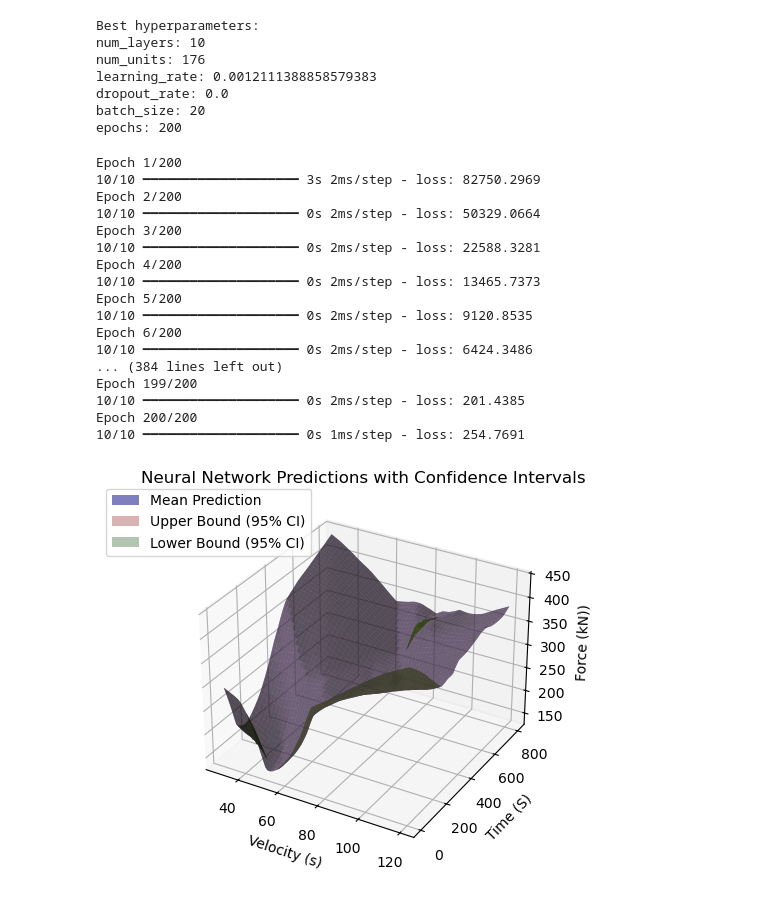
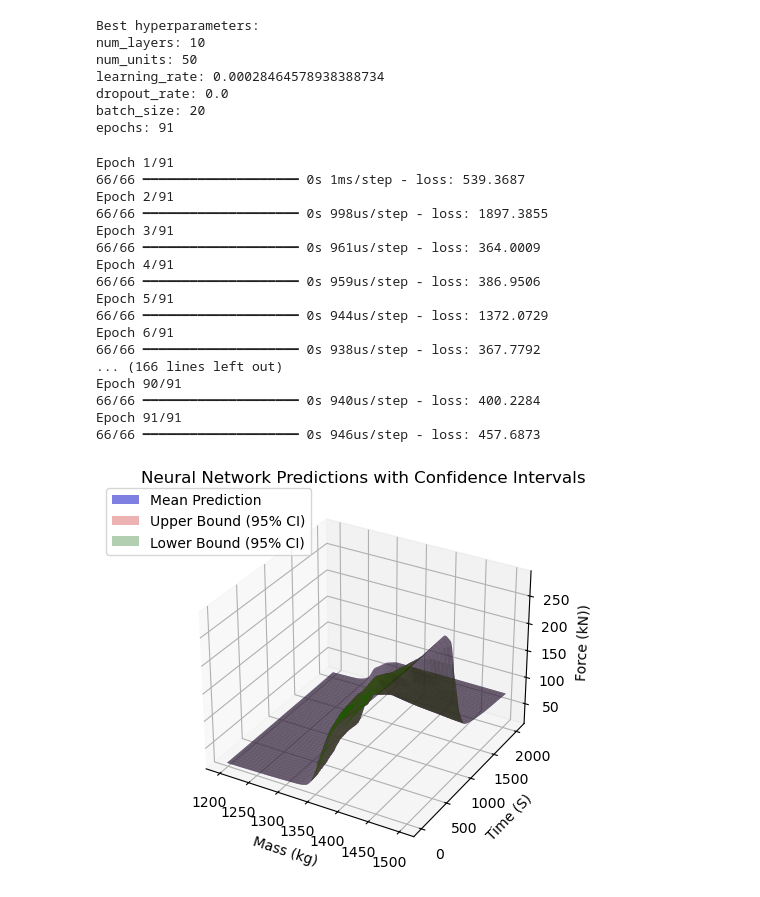
Before and after one commit to ScoutCodes/SMILE, a Jupyter notebook: Drone_Data_Experiment_2/Data_Similarity_Code copy.ipynb, the cells around one changed output. Cells and saved outputs as stored; diff of their text form; code cells hidden in the pictures.

```diff
--- a/Drone_Data_Experiment_2/Data_Similarity_Code copy.ipynb
+++ b/Drone_Data_Experiment_2/Data_Similarity_Code copy.ipynb
@@ -5,8 +5,8 @@ from scipy.spatial.distance import euclidean
 from scipy.stats import pearsonr
 from sklearn.metrics import mean_squared_error
 # %%
-df = pd.read_excel('Impact Data 1.xlsx')
-df2 = pd.read_excel('Impact Data 2.xlsx')
+df = pd.read_excel('Calibrated_Drone_data.xlsx')
+df2 = pd.read_csv('Updated_Drone.csv')
 # %%
 df
 # %% [output]
@@ -26,6 +26,6 @@ df
 # %%
 # Scale the 'Maximum Principal Elastic Strain' column by 10^10
-df['Time (S)'] = df['Time (S)'] * 1000000
+df['Time (s)'] = df['Time (s)'] * 1000000
 
 # Optionally, check the updated values
 print(df.head())
@@ -152,8 +152,8 @@ def objective(**params):
     scores = []
 
     # Perform cross-validation
-    for train_idx, val_idx in kfold.split(df2[['Velocity (s)','Time (S)']]):
-        X_train, X_val = df2[['Velocity (s)','Time (S)']].iloc[train_idx], df2[['Velocity (s)','Time (S)']].iloc[val_idx]
+    for train_idx, val_idx in kfold.split(df2[['Mass (kg)','Time (s)']]):
+        X_train, X_val = df2[['Mass (kg)','Time (s)']].iloc[train_idx], df2[['Mass (kg)','Time (s)']].iloc[val_idx]
         y_train, y_val = df2[['Force (kN)']].iloc[train_idx], df2[['Force (kN)']].iloc[val_idx]
 
         # Standardize the features
@@ -193,27 +193,34 @@ best_model = NN_model(
 # %% [output]
 Best hyperparameters:
 num_layers: 10
-num_units: 176
-learning_rate: 0.0012111388858579383
+num_units: 50
+learning_rate: 0.00028464578938388734
 dropout_rate: 0.0
 batch_size: 20
-epochs: 200
+epochs: 91
+# %%
+best_model = NN_model(
+    num_layers=10,
+    num_units=50,
+    learning_rate=0.002,
+    dropout_rate=0,
+)
 # %%
 from sklearn.model_selection import train_test_split
 
-train_X = df2[['Velocity (s)','Time (S)']].to_numpy()
-train_y = df2['Force (kN)'].to_numpy()
+train_X = df[['Mass (kg)','Time (s)']].to_numpy()
+train_y = df['Force (kN)'].to_numpy()
 
 # Standardize the initial dataset
 scaler_x = StandardScaler().fit(train_X)
 X_scaled = scaler_x.transform(train_X)
 # %%
 # Train the best model on training set
-best_model.fit(X_scaled, train_y, epochs=result.x[5], batch_size=result.x[4], verbose=1)
+best_model.fit(X_scaled, train_y, epochs=91, batch_size=20, verbose=1)
 
 # Produce Meshgrid of input space
-x1_range = np.linspace(30, 120, 100)
-x2_range  = np.linspace(5, 800, 100)
+x1_range = np.linspace(1198, 1501, 100)
+x2_range  = np.linspace(1, 2030, 100)
 
 x1_grid, x2_grid = np.meshgrid(x1_range, x2_range)
 x_grid = np.c_[x1_grid.ravel(), x2_grid.ravel()]
@@ -254,49 +261,49 @@ new_points_df = pd.DataFrame(selected_points, columns=['x','y'])
 # Ploting mean predictions and confidence intervals
 fig = plt.figure()
 ax = fig.add_subplot(111, projection='3d')
 
 # Reshaping predictions back to grid shape
 pred_mean_grid = pred_mean.reshape(x1_grid.shape)
 pred_upper_grid = (pred_mean + (1.96 * pred_std)).reshape(x1_grid.shape)
 pred_lower_grid = (pred_mean - (1.96 * pred_std)).reshape(x1_grid.shape)
 
 mean_surface = ax.plot_surface(x1_grid, x2_grid, pred_mean_grid, color='blue', alpha=0.5, label='Mean Prediction')
 upper_surface = ax.plot_surface(x1_grid, x2_grid, pred_upper_grid, color='red', alpha=0.3, label='Upper Bound (95% CI)')
 lower_surface = ax.plot_surface(x1_grid, x2_grid, pred_lower_grid, color='green', alpha=0.3, label='Lower Bound (95% CI)')
 
 # Getting mean of new points for visualization
 new_x = new_points_df[['x', 'y']].to_numpy()
 new_x = scaler_x.transform(new_x)
 new_mean, new_std = mc_dropout_predictions(best_model, new_x)
 
 # Plot Labels
 ax.set_title('Neural Network Predictions with Confidence Intervals')
-ax.set_xlabel('Velocity (s)')
+ax.set_xlabel('Mass (kg)')
 ax.set_ylabel('Time (S)')
 ax.set_zlabel('Force (kN))')
 
 # Legend
 legend_elements = [mean_surface, upper_surface, lower_surface]
 fig.legend(handles=legend_elements, loc='upper left', bbox_to_anchor=(0.1, 0.9))
 
 # Show the plot
 plt.show()
 # %% [output]
-Epoch 1/200
-10/10 ━━━━━━━━━━━━━━━━━━━━ 3s 2ms/step - loss: 82750.2969
-Epoch 2/200
-10/10 ━━━━━━━━━━━━━━━━━━━━ 0s 2ms/step - loss: 50329.0664
-Epoch 3/200
-10/10 ━━━━━━━━━━━━━━━━━━━━ 0s 2ms/step - loss: 22588.3281
-Epoch 4/200
-10/10 ━━━━━━━━━━━━━━━━━━━━ 0s 2ms/step - loss: 13465.7373
-Epoch 5/200
-10/10 ━━━━━━━━━━━━━━━━━━━━ 0s 2ms/step - loss: 9120.8535
-Epoch 6/200
-10/10 ━━━━━━━━━━━━━━━━━━━━ 0s 2ms/step - loss: 6424.3486
-... (384 lines left out)
-Epoch 199/200
-10/10 ━━━━━━━━━━━━━━━━━━━━ 0s 2ms/step - loss: 201.4385
-Epoch 200/200
-10/10 ━━━━━━━━━━━━━━━━━━━━ 0s 1ms/step - loss: 254.7691
+Epoch 1/91
+66/66 ━━━━━━━━━━━━━━━━━━━━ 0s 1ms/step - loss: 539.3687
+Epoch 2/91
+66/66 ━━━━━━━━━━━━━━━━━━━━ 0s 998us/step - loss: 1897.3855
+Epoch 3/91
+66/66 ━━━━━━━━━━━━━━━━━━━━ 0s 961us/step - loss: 364.0009
+Epoch 4/91
+66/66 ━━━━━━━━━━━━━━━━━━━━ 0s 959us/step - loss: 386.9506
+Epoch 5/91
+66/66 ━━━━━━━━━━━━━━━━━━━━ 0s 944us/step - loss: 1372.0729
+Epoch 6/91
+66/66 ━━━━━━━━━━━━━━━━━━━━ 0s 938us/step - loss: 367.7792
+... (166 lines left out)
+Epoch 90/91
+66/66 ━━━━━━━━━━━━━━━━━━━━ 0s 940us/step - loss: 400.2284
+Epoch 91/91
+66/66 ━━━━━━━━━━━━━━━━━━━━ 0s 946us/step - loss: 457.6873
-[figure, old version]
+[figure, new version]
```
Also changed, not shown: parts of 5 cells of this notebook, 14 other files.
